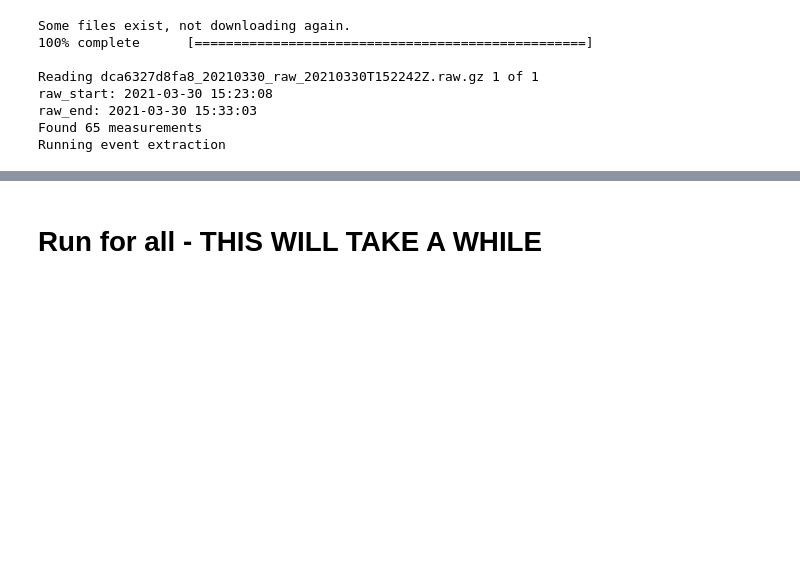
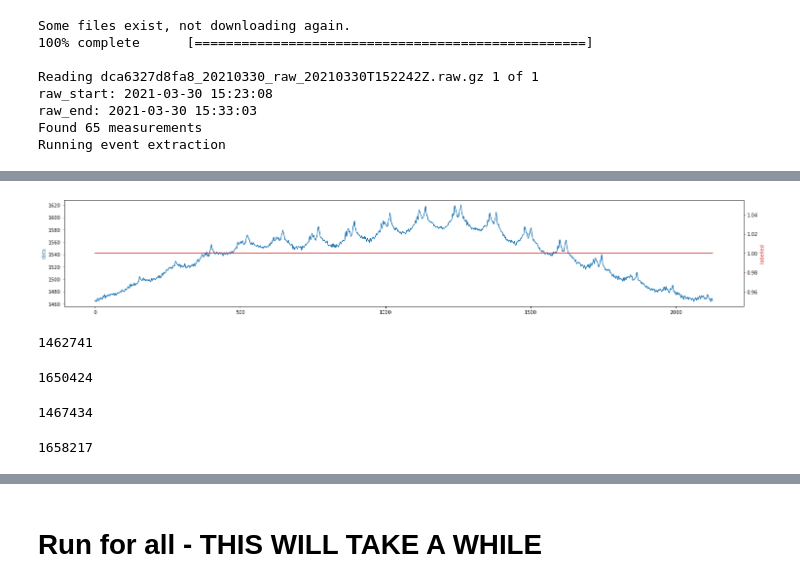
Before and after one commit to nikolajsheller/02456-2021-project, a Jupyter notebook: format_labelled_data.ipynb, the cells around one changed output, grey strips where cells are left out. Saved outputs shown, nothing was run; the diff lists cells and outputs as text; code cells hidden in the pictures; blank space fills up the shorter version.

```diff
--- a/format_labelled_data.ipynb
+++ b/format_labelled_data.ipynb
@@ -184,0 +219,31 @@ plt.legend()
+# %%
+fig, ax1 = plt.subplots()
+fig.set_figwidth(25)
+color = 'tab:blue'
+ax1.set_ylabel('data', color=color)
+ax1.plot(data[1451375:1453502,4], color=color)
+ax1.tick_params(axis='y', color=color)
+ax2 = ax1.twinx()
+color = 'tab:red'
+ax2.set_ylabel('labelled', color=color)
+ax2.plot(labels[1451375:1453502,4], color=color)
+ax2.tick_params(axis='y', color=color)
+plt.show()
+# %% [output]
+[figure, added]
+# %%
+start_inds[1]
+# %% [output]
+1462741
+# %%
+start_inds[2]
+# %% [output]
+1650424
+# %%
+stop_inds[1]
+# %% [output]
+1467434
+# %%
+stop_inds[2]
+# %% [output]
+1658217
```
Also changed, not shown: parts of 15 cells of this notebook, 3 other files.
